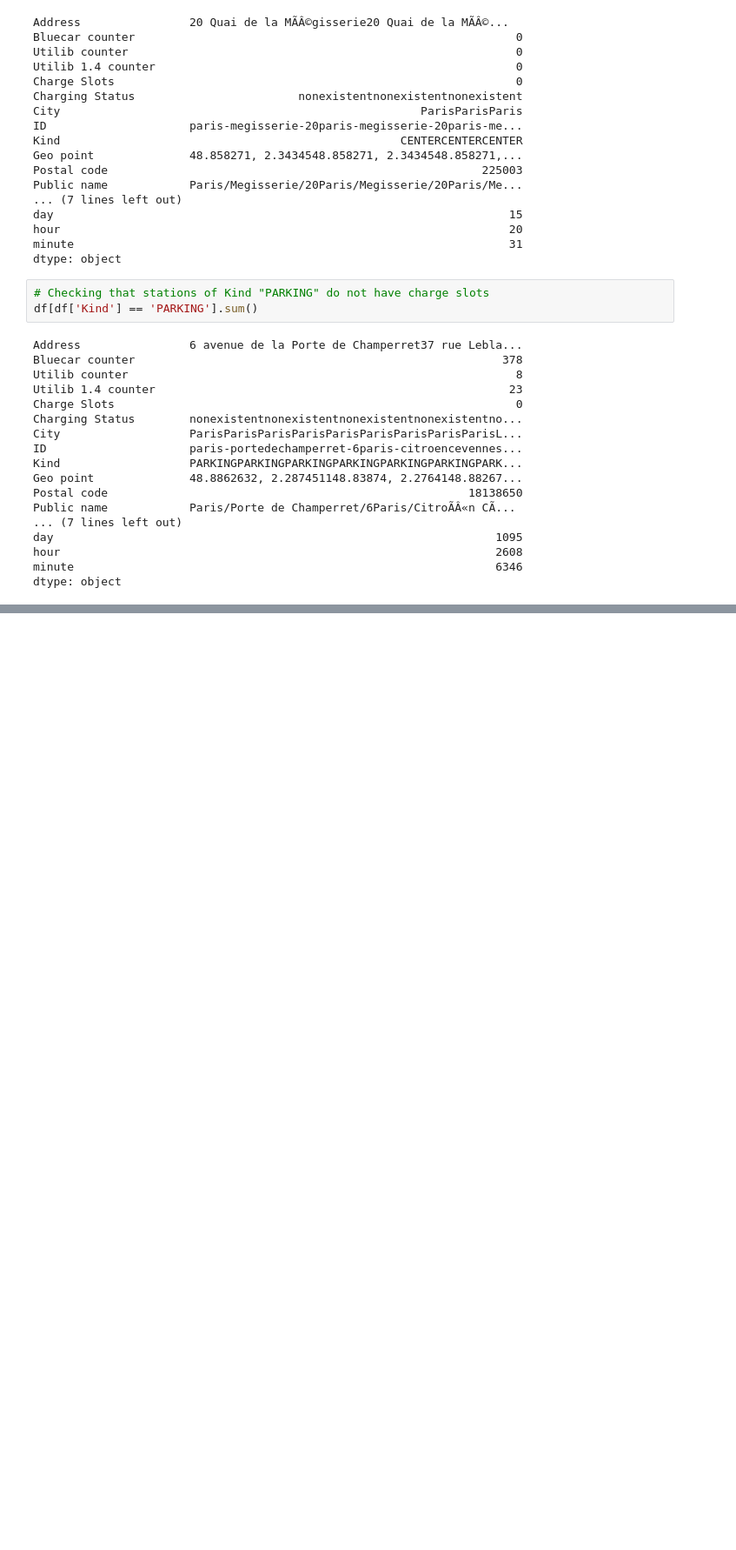
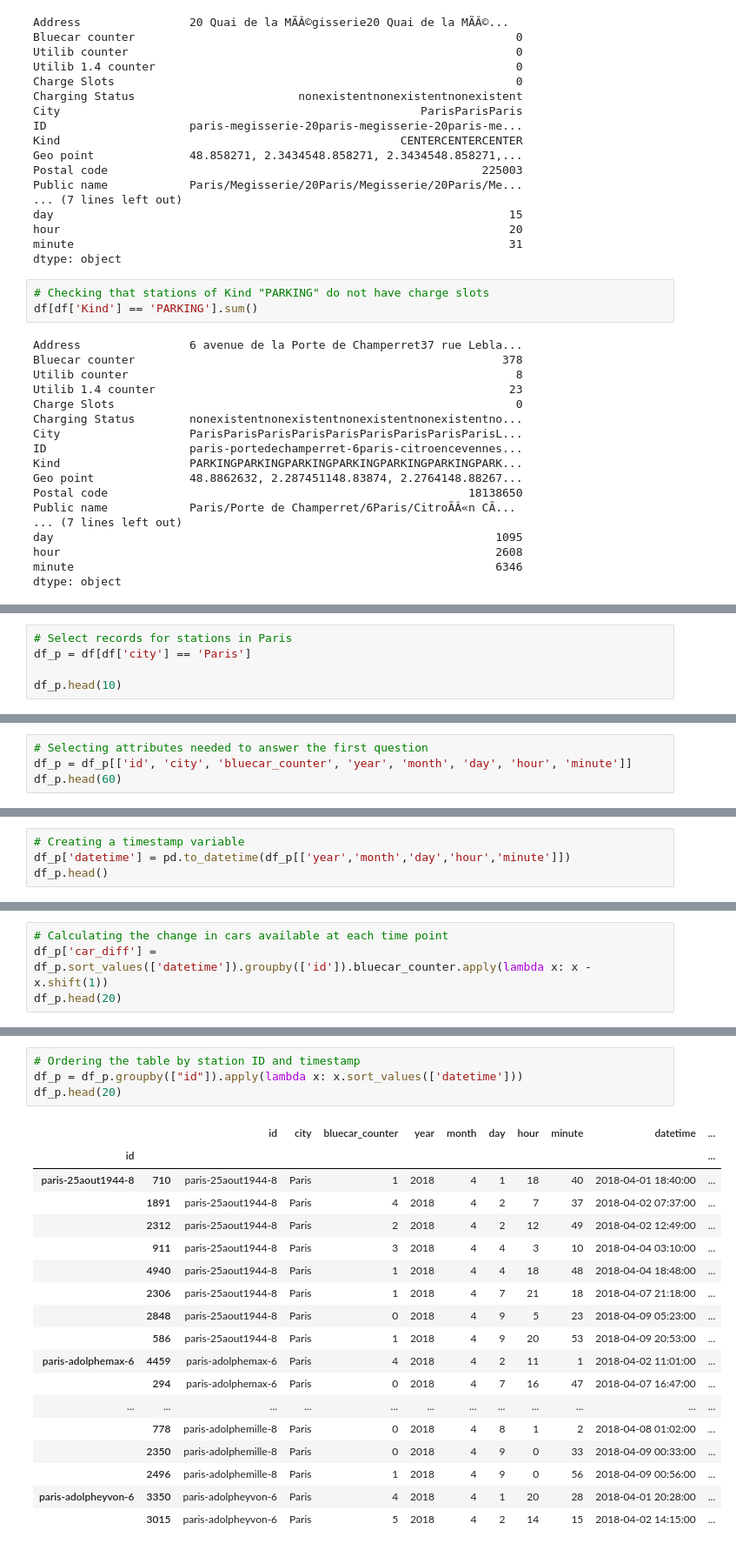
Before and after one commit to mmalinda/Autolib-EDA, a Jupyter notebook: Moringa_Data_Science_Prep_W4_Independent_Project_2019_11_Mutanu_Malinda_Python.ipynb, the cells around one changed output, grey strips where cells are left out. Shown: that part at 87% size. Drawn from its saved outputs; the diff is of its cells as text; blank space fills up the shorter version.

Commit message:
Edit up to first question

```diff
--- a/Moringa_Data_Science_Prep_W4_Independent_Project_2019_11_Mutanu_Malinda_Python.ipynb
+++ b/Moringa_Data_Science_Prep_W4_Independent_Project_2019_11_Mutanu_Malinda_Python.ipynb
@@ -371,0 +395,5 @@ dtype: object
+# %%
+# Select records for stations in Paris
+df_p = df[df['city'] == 'Paris']
+
+df_p.head(10)
@@ -371,0 +412,4 @@ dtype: object
+# %%
+# Selecting attributes needed to answer the first question
+df_p = df_p[['id', 'city', 'bluecar_counter', 'year', 'month', 'day', 'hour', 'minute']]
+df_p.head(60)
@@ -371,0 +434,4 @@ dtype: object
+# %%
+# Creating a timestamp variable
+df_p['datetime'] = pd.to_datetime(df_p[['year','month','day','hour','minute']])
+df_p.head()
@@ -371,0 +445,4 @@ dtype: object
+# %%
+# Calculating the change in cars available at each time point
+df_p['car_diff'] = df_p.sort_values(['datetime']).groupby(['id']).bluecar_counter.apply(lambda x: x - x.shift(1))
+df_p.head(20)
@@ -371,0 +467,23 @@ dtype: object
+# %%
+# Ordering the table by station ID and timestamp
+df_p = df_p.groupby(["id"]).apply(lambda x: x.sort_values(['datetime']))
+df_p.head(20)
+# %% [output]
+|  |  | id | city | bluecar_counter | year | month | day | hour | minute | datetime | ... |
+| id |  |  |  |  |  |  |  |  |  |  | ... |
+| paris-25aout1944-8 | 710 | paris-25aout1944-8 | Paris | 1 | 2018 | 4 | 1 | 18 | 40 | 2018-04-01 18:40:00 | ... |
+|  | 1891 | paris-25aout1944-8 | Paris | 4 | 2018 | 4 | 2 | 7 | 37 | 2018-04-02 07:37:00 | ... |
+|  | 2312 | paris-25aout1944-8 | Paris | 2 | 2018 | 4 | 2 | 12 | 49 | 2018-04-02 12:49:00 | ... |
+|  | 911 | paris-25aout1944-8 | Paris | 3 | 2018 | 4 | 4 | 3 | 10 | 2018-04-04 03:10:00 | ... |
+|  | 4940 | paris-25aout1944-8 | Paris | 1 | 2018 | 4 | 4 | 18 | 48 | 2018-04-04 18:48:00 | ... |
+|  | 2306 | paris-25aout1944-8 | Paris | 1 | 2018 | 4 | 7 | 21 | 18 | 2018-04-07 21:18:00 | ... |
+|  | 2848 | paris-25aout1944-8 | Paris | 0 | 2018 | 4 | 9 | 5 | 23 | 2018-04-09 05:23:00 | ... |
+|  | 586 | paris-25aout1944-8 | Paris | 1 | 2018 | 4 | 9 | 20 | 53 | 2018-04-09 20:53:00 | ... |
+| paris-adolphemax-6 | 4459 | paris-adolphemax-6 | Paris | 4 | 2018 | 4 | 2 | 11 | 1 | 2018-04-02 11:01:00 | ... |
+|  | 294 | paris-adolphemax-6 | Paris | 0 | 2018 | 4 | 7 | 16 | 47 | 2018-04-07 16:47:00 | ... |
+| ... | ... | ... | ... | ... | ... | ... | ... | ... | ... | ... | ... |
+|  | 778 | paris-adolphemille-8 | Paris | 0 | 2018 | 4 | 8 | 1 | 2 | 2018-04-08 01:02:00 | ... |
+|  | 2350 | paris-adolphemille-8 | Paris | 0 | 2018 | 4 | 9 | 0 | 33 | 2018-04-09 00:33:00 | ... |
+|  | 2496 | paris-adolphemille-8 | Paris | 1 | 2018 | 4 | 9 | 0 | 56 | 2018-04-09 00:56:00 | ... |
+| paris-adolpheyvon-6 | 3350 | paris-adolpheyvon-6 | Paris | 4 | 2018 | 4 | 1 | 20 | 28 | 2018-04-01 20:28:00 | ... |
+|  | 3015 | paris-adolpheyvon-6 | Paris | 5 | 2018 | 4 | 2 | 14 | 15 | 2018-04-02 14:15:00 | ... |
```
Also changed, not shown: parts of 18 cells of this notebook.
